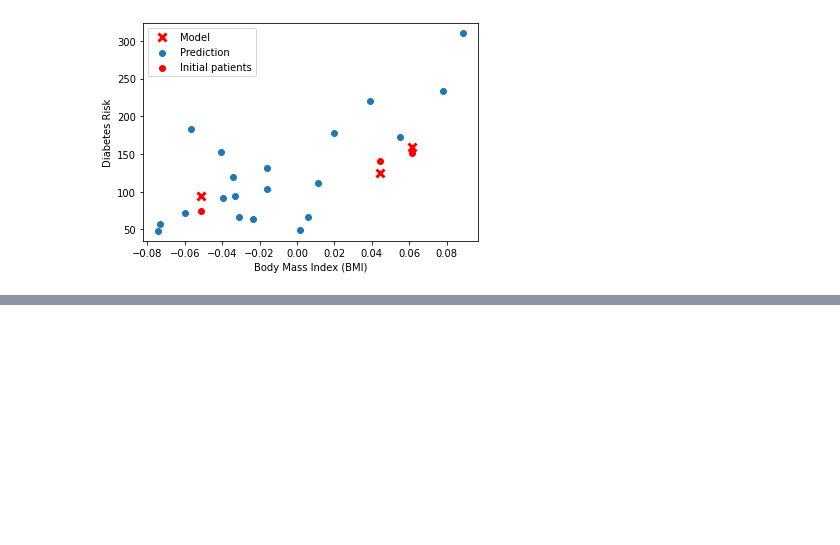
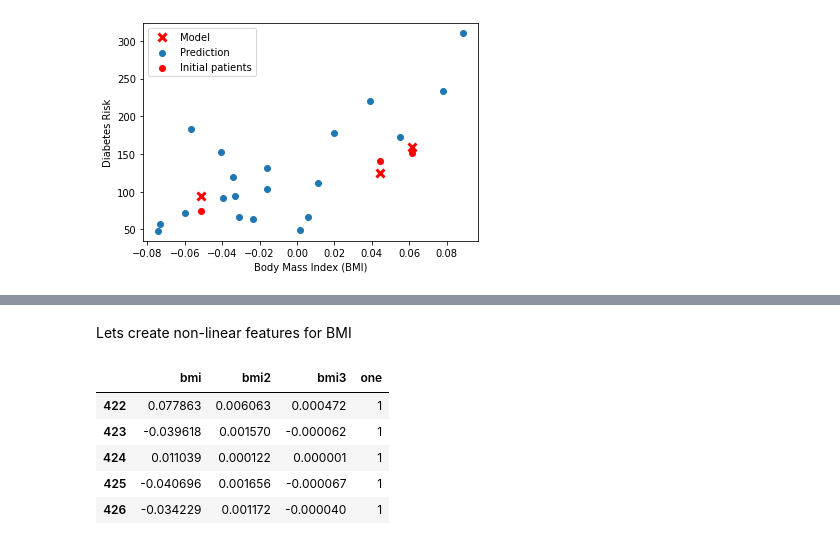
Before and after one commit to ShaunakSen/Data-Science-and-Machine-Learning, a Jupyter notebook: Applied_ML_CS_5785.ipynb, the cells around one changed output, grey strips where cells are left out. Cells and saved outputs as stored; diff of their text form; code cells hidden in the pictures; blank space fills up the shorter version.

```diff
--- a/Applied_ML_CS_5785.ipynb
+++ b/Applied_ML_CS_5785.ipynb
@@ -1416,0 +1475,9 @@ plt.legend(['Model', 'Prediction', 'Initial patients', 'New patients'])
+# %%
+# Load the diabetes dataset
+diabetes_data = datasets.load_diabetes()
+
+feature_names = diabetes_data['feature_names']
+X, y = diabetes_data['data'], diabetes_data['target']
+
+X = pd.DataFrame(data=X, columns=feature_names)
+y = pd.DataFrame(data=y, columns=['Target'])
@@ -1416,0 +1498,16 @@ plt.legend(['Model', 'Prediction', 'Initial patients', 'New patients'])
+# %% [markdown]
+Lets create non-linear features for BMI
+# %%
+X_bmi = X_train.loc[:, ['bmi']]
+
+X_bmi_p3 = pd.concat([X_bmi, X_bmi**2, X_bmi**3], axis=1)
+X_bmi_p3.columns = ['bmi', 'bmi2', 'bmi3']
+X_bmi_p3['one'] = 1
+X_bmi_p3.head()
+# %% [output]
+|  | bmi | bmi2 | bmi3 | one |
+| 422 | 0.077863 | 0.006063 | 0.000472 | 1 |
+| 423 | -0.039618 | 0.001570 | -0.000062 | 1 |
+| 424 | 0.011039 | 0.000122 | 0.000001 | 1 |
+| 425 | -0.040696 | 0.001656 | -0.000067 | 1 |
+| 426 | -0.034229 | 0.001172 | -0.000040 | 1 |
```
Also changed, not shown: parts of 15 cells of this notebook.
